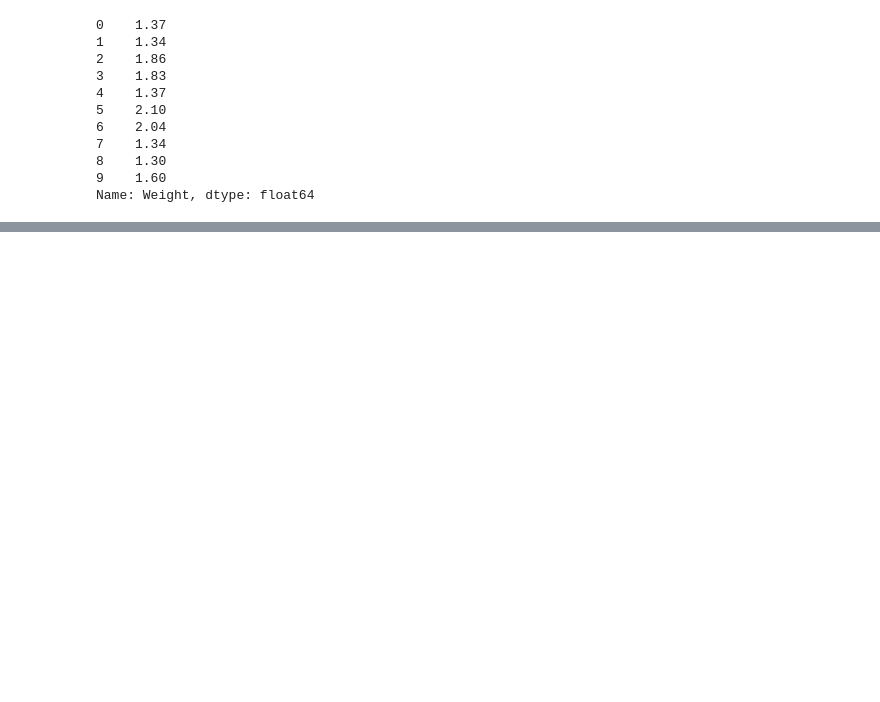
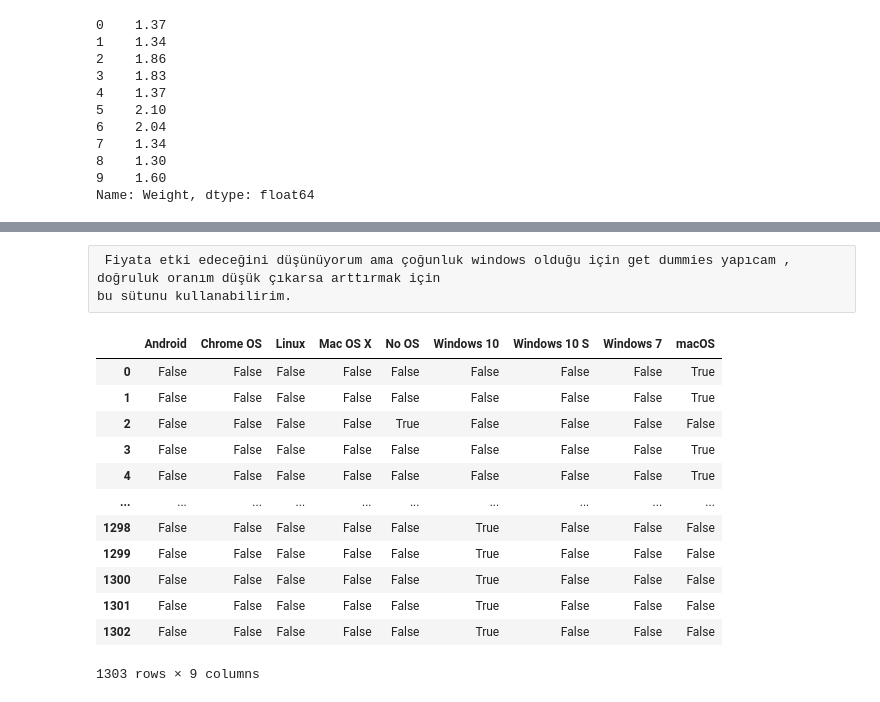
Before and after one commit to mmeliht/Artificial_Intelligence_Course, a Jupyter notebook: week6_homework/Laptop Price Prediction - Regression.ipynb, the cells around one changed output, grey strips where cells are left out. Cells and saved outputs as stored; diff of their text form; code cells hidden in the pictures; blank space fills up the shorter version.

Commit message:
OpSys column was regulated

```diff
--- a/week6_homework/Laptop Price Prediction - Regression.ipynb
+++ b/week6_homework/Laptop Price Prediction - Regression.ipynb
@@ -378,0 +397,19 @@ Name: Weight, dtype: float64
+# %% [raw]
+ Fiyata etki edeceğini düşünüyorum ama çoğunluk windows olduğu için get dummies yapıcam , doğruluk oranım düşük çıkarsa arttırmak için
+bu sütunu kullanabilirim.
+# %%
+pd.get_dummies(df['OpSys'])
+# %% [output]
+|  | Android | Chrome OS | Linux | Mac OS X | No OS | Windows 10 | Windows 10 S | Windows 7 | macOS |
+| 0 | False | False | False | False | False | False | False | False | True |
+| 1 | False | False | False | False | False | False | False | False | True |
+| 2 | False | False | False | False | True | False | False | False | False |
+| 3 | False | False | False | False | False | False | False | False | True |
+| 4 | False | False | False | False | False | False | False | False | True |
+| ... | ... | ... | ... | ... | ... | ... | ... | ... | ... |
+| 1298 | False | False | False | False | False | True | False | False | False |
+| 1299 | False | False | False | False | False | True | False | False | False |
+| 1300 | False | False | False | False | False | True | False | False | False |
+| 1301 | False | False | False | False | False | True | False | False | False |
+| 1302 | False | False | False | False | False | True | False | False | False |
+1303 rows × 9 columns
```
Also changed, not shown: parts of 4 cells of this notebook.
